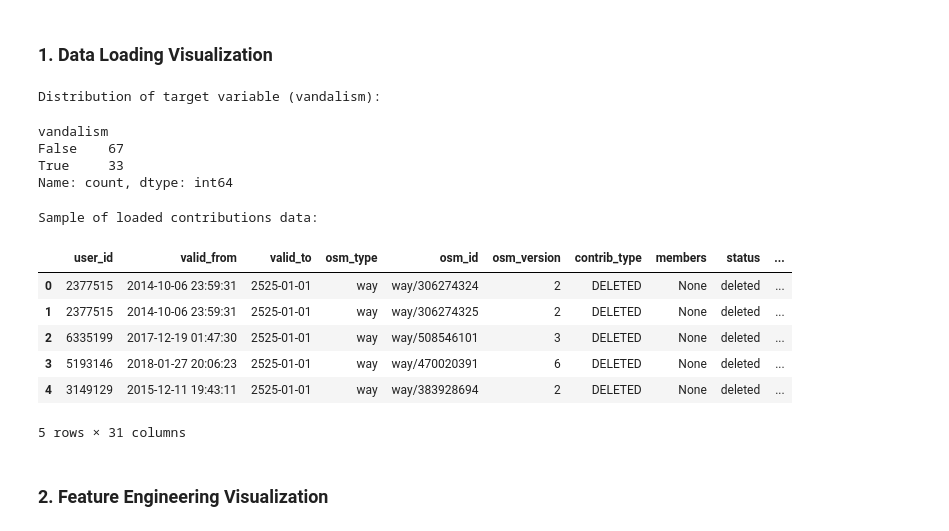
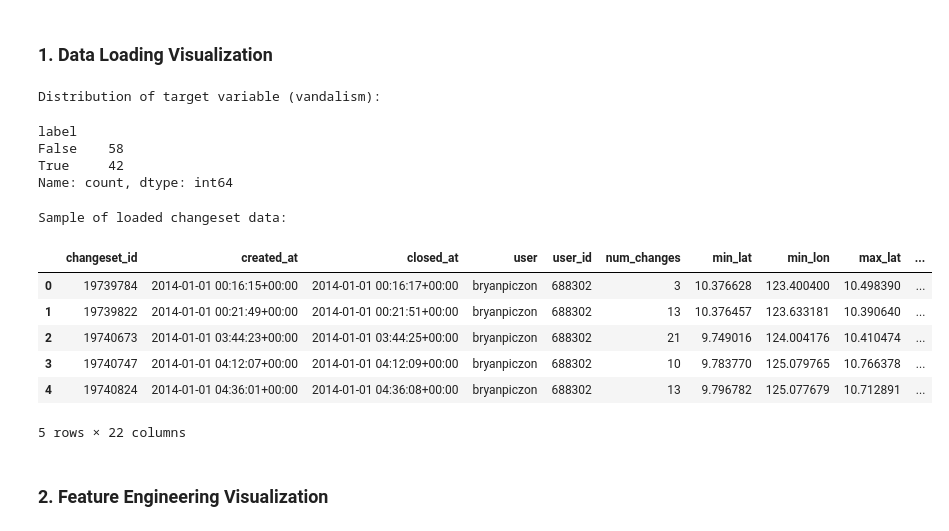
Before and after one commit to rspseshasai/vandalism_detection_osm, a Jupyter notebook: notebooks/visualization_and_analysis_changeset_data.ipynb, the cells around one changed output. Drawn from its saved outputs; the diff is of its cells as text; code cells hidden in the pictures.

Commit message:
test executions for all combinations of dataset type and split type

```diff
--- a/notebooks/visualization_and_analysis_changeset_data.ipynb
+++ b/notebooks/visualization_and_analysis_changeset_data.ipynb
@@ -9,39 +9,39 @@ The autoreload extension is already loaded. To reload it, use:
 # %%
 import pandas as pd
 
 from config import VISUALIZATION_DATA_PATH
 
 # Load saved data sample from data loading step
 data_loading_sample_path = VISUALIZATION_DATA_PATH['data_loading']
 changeset_df = pd.read_parquet(data_loading_sample_path)
 
 # print("Summary statistics of the dataset:")
 # display(changeset_df.describe())
 
 print("Distribution of target variable (vandalism):")
-vandalism_counts = changeset_df['vandalism'].value_counts()
+vandalism_counts = changeset_df['label'].value_counts()
 display(vandalism_counts)
 
 # Visualize the data
 print("\nSample of loaded changeset data:")
 display(changeset_df.head())
 
 # Plot distribution of target variable
 # vandalism_counts.plot(kind='bar', title='Vandalism Distribution', xlabel='Vandalism', ylabel='Count')
 # %% [output]
 Distribution of target variable (vandalism):
-vandalism
-False    67
-True     33
+label
+False    58
+True     42
 Name: count, dtype: int64
-Sample of loaded contributions data:
+Sample of loaded changeset data:
-|  | user_id | valid_from | valid_to | osm_type | osm_id | osm_version | contrib_type | members | status | ... |
-| 0 | 2377515 | 2014-10-06 23:59:31 | 2525-01-01 | way | way/306274324 | 2 | DELETED | None | deleted | ... |
-| 1 | 2377515 | 2014-10-06 23:59:31 | 2525-01-01 | way | way/306274325 | 2 | DELETED | None | deleted | ... |
-| 2 | 6335199 | 2017-12-19 01:47:30 | 2525-01-01 | way | way/508546101 | 3 | DELETED | None | deleted | ... |
-| 3 | 5193146 | 2018-01-27 20:06:23 | 2525-01-01 | way | way/470020391 | 6 | DELETED | None | deleted | ... |
-| 4 | 3149129 | 2015-12-11 19:43:11 | 2525-01-01 | way | way/383928694 | 2 | DELETED | None | deleted | ... |
+|  | changeset_id | created_at | closed_at | user | user_id | num_changes | min_lat | min_lon | max_lat | ... |
+| 0 | 19739784 | 2014-01-01 00:16:15+00:00 | 2014-01-01 00:16:17+00:00 | bryanpiczon | 688302 | 3 | 10.376628 | 123.400400 | 10.498390 | ... |
+| 1 | 19739822 | 2014-01-01 00:21:49+00:00 | 2014-01-01 00:21:51+00:00 | bryanpiczon | 688302 | 13 | 10.376457 | 123.633181 | 10.390640 | ... |
+| 2 | 19740673 | 2014-01-01 03:44:23+00:00 | 2014-01-01 03:44:25+00:00 | bryanpiczon | 688302 | 21 | 9.749016 | 124.004176 | 10.410474 | ... |
+| 3 | 19740747 | 2014-01-01 04:12:07+00:00 | 2014-01-01 04:12:09+00:00 | bryanpiczon | 688302 | 10 | 9.783770 | 125.079765 | 10.766378 | ... |
+| 4 | 19740824 | 2014-01-01 04:36:01+00:00 | 2014-01-01 04:36:08+00:00 | bryanpiczon | 688302 | 13 | 9.796782 | 125.077679 | 10.712891 | ... |
-5 rows × 31 columns
+5 rows × 22 columns
 # %% [markdown]
 ### 2. Feature Engineering Visualization
 # %%
```
Also changed, not shown: parts of 6 cells of this notebook, 3 other files.
